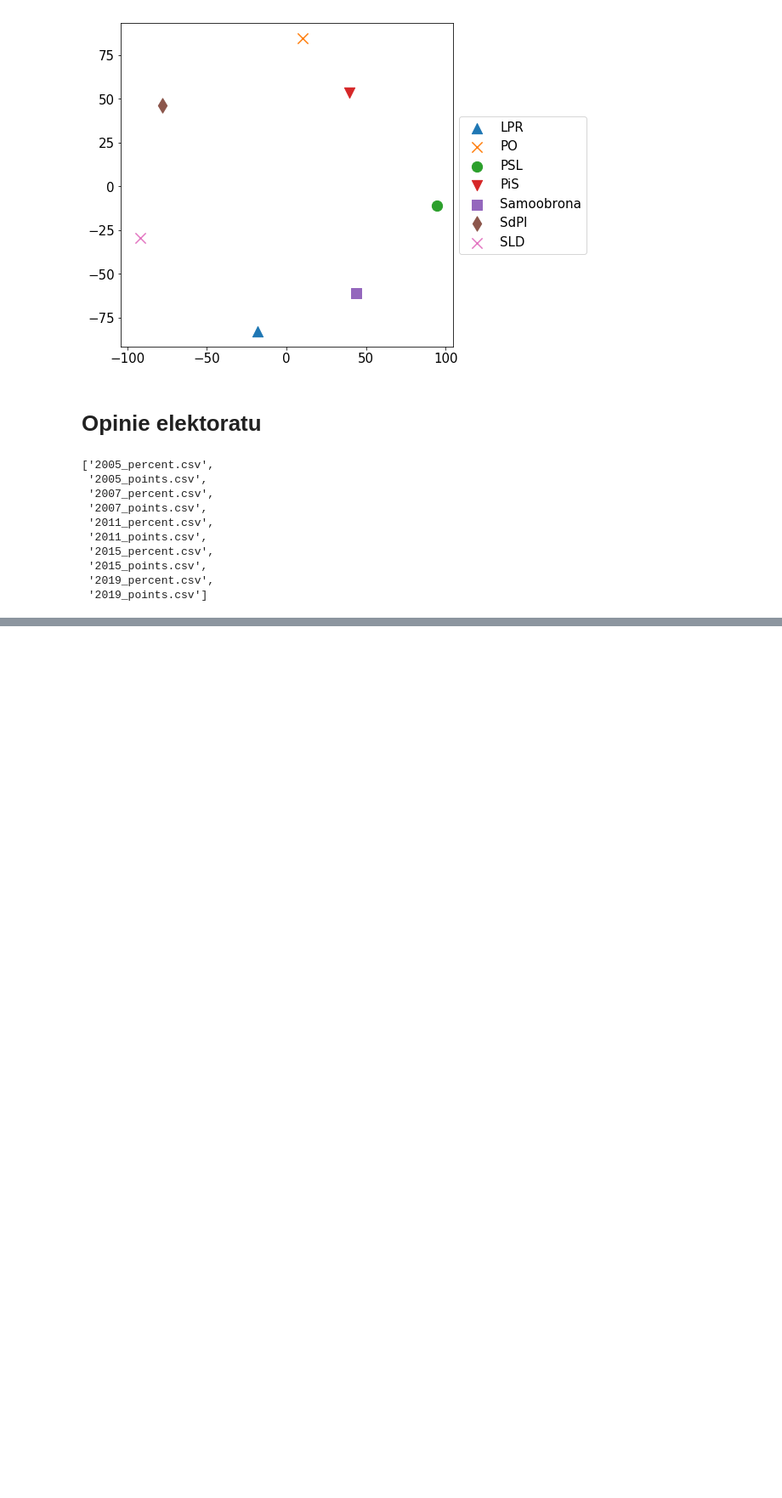
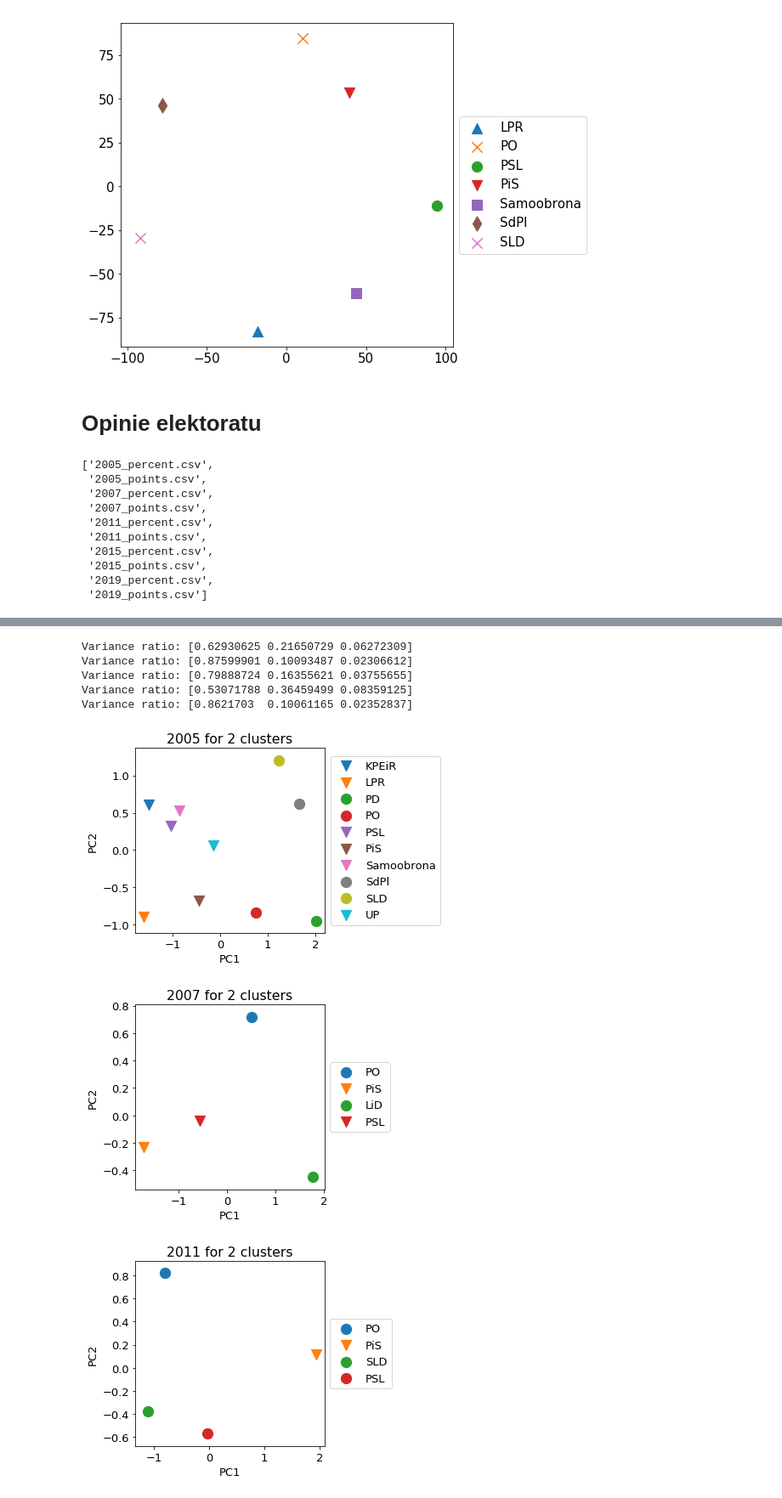
Before and after one commit to MarBry111/Forecast_Election_Poland, a Jupyter notebook: Compare_parties.ipynb, the cells around one changed output, grey strips where cells are left out. Shown at 85% size. Drawn from its saved outputs; the diff is of its cells as text; code cells hidden in the pictures; blank space fills up the shorter version.

```diff
--- a/Compare_parties.ipynb
+++ b/Compare_parties.ipynb
@@ -286,0 +312,37 @@ for inx in np.arange(1,len(op_list),2):
+# %%
+for inx in np.arange(1,len(op_list),2):
+    pca = PCA(n_components=3)
+    pca.fit(op_list[inx])
+
+    X_pca=pca.transform(op_list[inx])
+    print('Variance ratio:', pca.explained_variance_ratio_)
+
+    parties_Kmeans = KMeans(n_clusters=2)
+    parties_Kmeans = parties_Kmeans.fit(op_list[inx])
+
+    embedding = MDS(n_components=2)
+    MDS_parties = embedding.fit_transform(op_list[inx])
+
+    mm = ['o', 'v' ,'s']
+    plt.figure(figsize=(4,4))
+    plt.rcParams.update({'font.size': 13})
+
+    for i in range(op_list[inx].shape[0]):
+        m = mm[parties_Kmeans.labels_[i]]
+        #plt.scatter(MDS_parties[i,1],MDS_parties[i,1], marker=m, s = 150)
+        plt.scatter(X_pca[i,0],X_pca[i,1], marker=m, s = 150)
+
+    plt.title(years[inx//2]+' for 2 clusters')
+    plt.xlabel("PC1")
+    plt.ylabel("PC2")
+    plt.legend(op_list[inx].index.values.tolist( ), loc='center left', bbox_to_anchor=(1, 0.5))
+    plt.plot()
+# %% [output]
+Variance ratio: [0.62930625 0.21650729 0.06272309]
+Variance ratio: [0.87599901 0.10093487 0.02306612]
+Variance ratio: [0.79888724 0.16355621 0.03755655]
+Variance ratio: [0.53071788 0.36459499 0.08359125]
+Variance ratio: [0.8621703  0.10061165 0.02352837]
+[figure, added]
+[figure, added]
+[figure, added]
```
Also changed, not shown: parts of 4 cells of this notebook.
